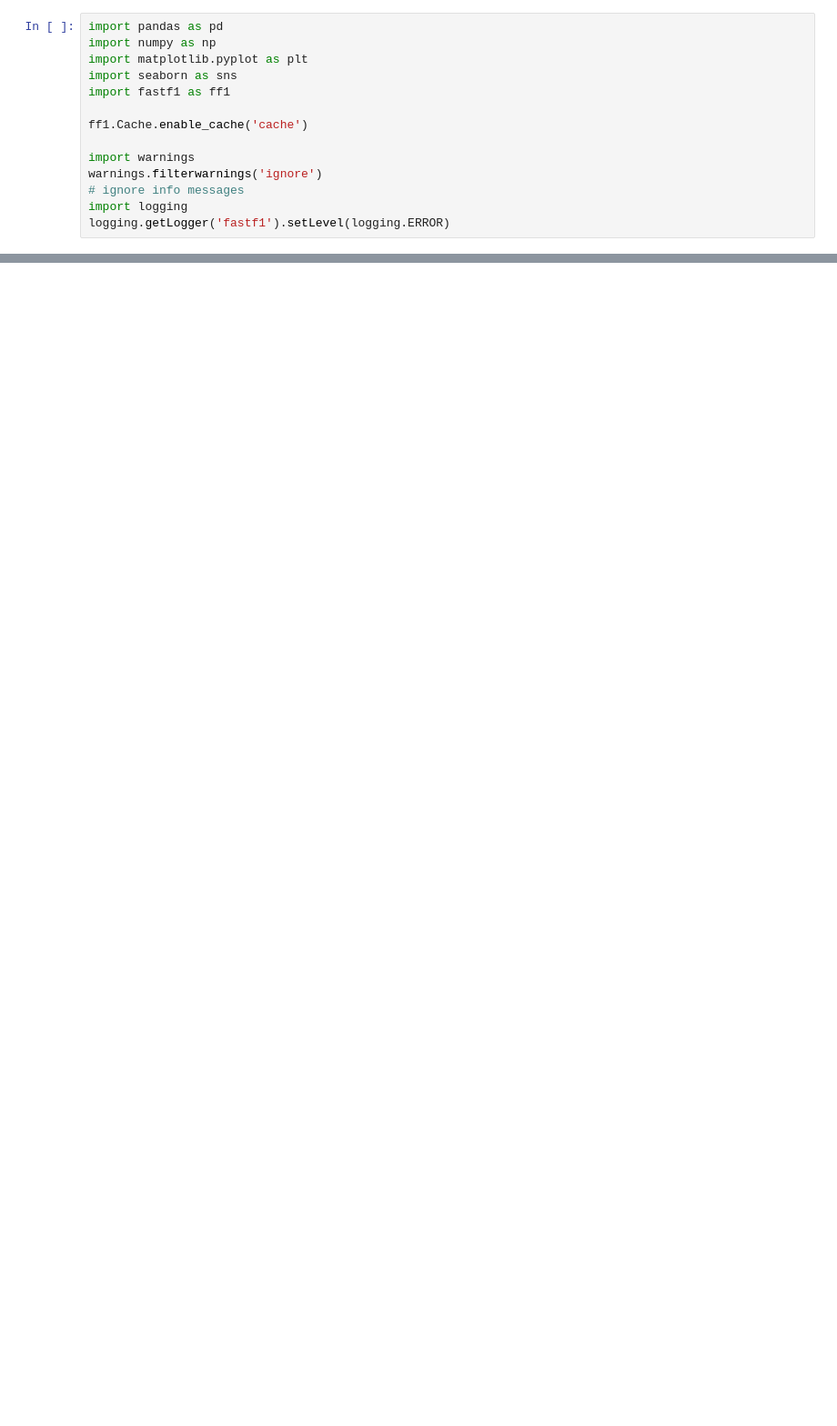
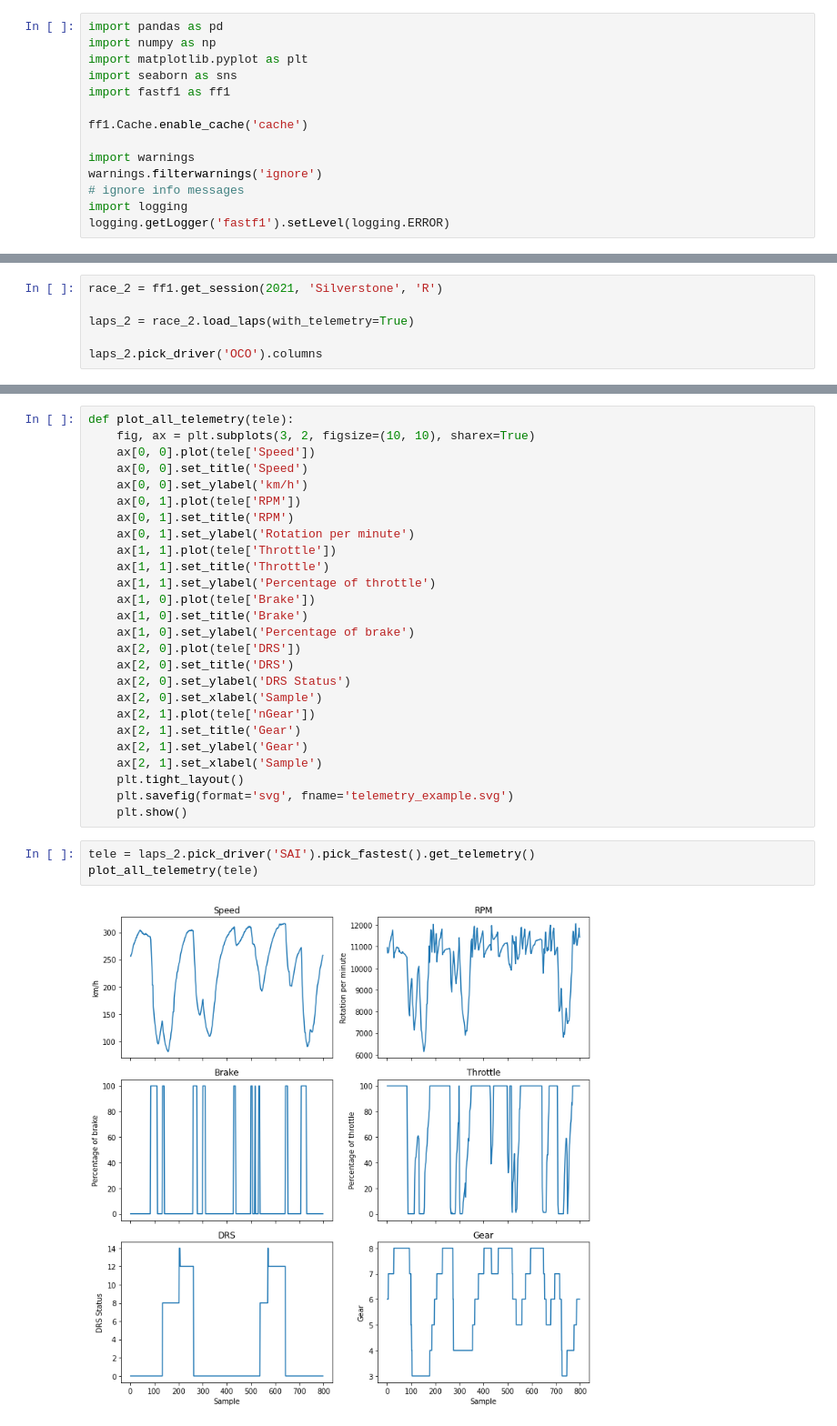
Before and after one commit to Nelson-Jnrnd/f1-pit-predictor-dataset, a Jupyter notebook: report.ipynb, the cells around one changed output, grey strips where cells are left out. Shown at 91% size. Saved outputs shown, nothing was run; the diff lists cells and outputs as text; blank space fills up the shorter version.

```diff
--- a/report.ipynb
+++ b/report.ipynb
@@ -47,0 +85,6 @@ ax.set_title("Number of samples per data type")
+# %%
+race_2 = ff1.get_session(2021, 'Silverstone', 'R')
+
+laps_2 = race_2.load_laps(with_telemetry=True)
+
+laps_2.pick_driver('OCO').columns
@@ -47,0 +110,31 @@ ax.set_title("Number of samples per data type")
+# %%
+def plot_all_telemetry(tele):
+    fig, ax = plt.subplots(3, 2, figsize=(10, 10), sharex=True)
+    ax[0, 0].plot(tele['Speed'])
+    ax[0, 0].set_title('Speed')
+    ax[0, 0].set_ylabel('km/h')
+    ax[0, 1].plot(tele['RPM'])
+    ax[0, 1].set_title('RPM')
+    ax[0, 1].set_ylabel('Rotation per minute')
+    ax[1, 1].plot(tele['Throttle'])
+    ax[1, 1].set_title('Throttle')
+    ax[1, 1].set_ylabel('Percentage of throttle')
+    ax[1, 0].plot(tele['Brake'])
+    ax[1, 0].set_title('Brake')
+    ax[1, 0].set_ylabel('Percentage of brake')
+    ax[2, 0].plot(tele['DRS'])
+    ax[2, 0].set_title('DRS')
+    ax[2, 0].set_ylabel('DRS Status')
+    ax[2, 0].set_xlabel('Sample')
+    ax[2, 1].plot(tele['nGear'])
+    ax[2, 1].set_title('Gear')
+    ax[2, 1].set_ylabel('Gear')
+    ax[2, 1].set_xlabel('Sample')
+    plt.tight_layout()
+    plt.savefig(format='svg', fname='telemetry_example.svg')
+    plt.show()
+# %%
+tele = laps_2.pick_driver('SAI').pick_fastest().get_telemetry()
+plot_all_telemetry(tele)
+# %% [output]
+[figure, added]
```
Also changed, not shown: parts of 11 cells of this notebook, 4 other files.
